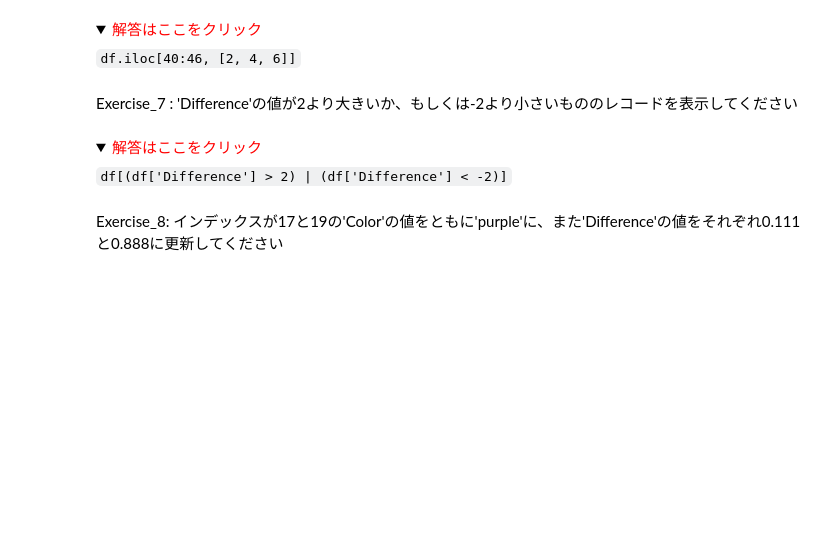
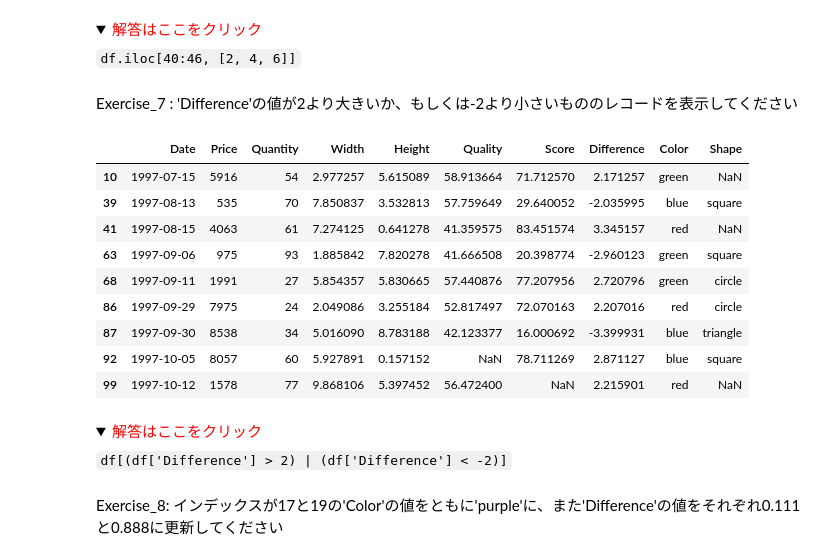
Before and after one commit to sato1214syun/python-data-analytics-udemy-business, a Jupyter notebook: src/3_DataFrame_exercise.ipynb, the cells around one changed output. Drawn from its saved outputs; the diff is of its cells as text; code cells hidden in the pictures; folded sections open; blank space fills up the shorter version.

```diff
--- a/src/3_DataFrame_exercise.ipynb
+++ b/src/3_DataFrame_exercise.ipynb
@@ -10,7 +10,7 @@ import seaborn as sns
 # %% [markdown]
 Exercise_1 : 'sample1_with_index.csv'を読み込んでデータフレーム（df）を作成して下さい。その際にindexにカラムインデックス0のデータを割り当ててください (google colaboratoryの場合は、ドライブのマウントを行ってください。ファイルパスは '/drive/My Drive/sample1_with_index.csv)
 # %%
-df =
+df = pd.read_csv("sample1_with_index.csv", index_col=0)
 # %% [markdown]
 <details>
     <summary><font color='red'>解答はここをクリック</font></summary>
@@ -23,7 +28,7 @@ df.head(3)
 Exercise_2 : 重複行としてインデックス5,6,7,8のレコードをdfに追加してください。その後、インデックスをリセットしてください。
 # %%
 # 追加
-df = df.append(df.loc[5:8])
+df = pd.concat([df, df.loc[5:8]])
 # %% [markdown]
 <details>
     <summary><font color='red'>解答はここをクリック</font></summary>
@@ -31,6 +36,7 @@ df = df.append(df.loc[5:8])
 </details>
 # %%
 # インデックスをリセット
+df.reset_index(drop=True, inplace=True)
 # %% [markdown]
 <details>
     <summary><font color='red'>解答はここをクリック</font></summary>
@@ -79,6 +156,19 @@ df.iloc[40:46, [2, 4, 6]]
 </details>
 # %% [markdown]
 Exercise_7 : 'Difference'の値が2より大きいか、もしくは-2より小さいもののレコードを表示してください
+# %%
+df[(df["Difference"] > 2) | (df["Difference"] < -2)]
+# %% [output]
+|  | Date | Price | Quantity | Width | Height | Quality | Score | Difference | Color | Shape |
+| 10 | 1997-07-15 | 5916 | 54 | 2.977257 | 5.615089 | 58.913664 | 71.712570 | 2.171257 | green | NaN |
+| 39 | 1997-08-13 | 535 | 70 | 7.850837 | 3.532813 | 57.759649 | 29.640052 | -2.035995 | blue | square |
+| 41 | 1997-08-15 | 4063 | 61 | 7.274125 | 0.641278 | 41.359575 | 83.451574 | 3.345157 | red | NaN |
+| 63 | 1997-09-06 | 975 | 93 | 1.885842 | 7.820278 | 41.666508 | 20.398774 | -2.960123 | green | square |
+| 68 | 1997-09-11 | 1991 | 27 | 5.854357 | 5.830665 | 57.440876 | 77.207956 | 2.720796 | green | circle |
+| 86 | 1997-09-29 | 7975 | 24 | 2.049086 | 3.255184 | 52.817497 | 72.070163 | 2.207016 | red | circle |
+| 87 | 1997-09-30 | 8538 | 34 | 5.016090 | 8.783188 | 42.123377 | 16.000692 | -3.399931 | blue | triangle |
+| 92 | 1997-10-05 | 8057 | 60 | 5.927891 | 0.157152 | NaN | 78.711269 | 2.871127 | blue | square |
+| 99 | 1997-10-12 | 1578 | 77 | 9.868106 | 5.397452 | 56.472400 | NaN | 2.215901 | red | NaN |
 # %% [markdown]
 <details>
     <summary><font color='red'>解答はここをクリック</font></summary>
```
Also changed, not shown: parts of 52 cells of this notebook, 8 other files.
